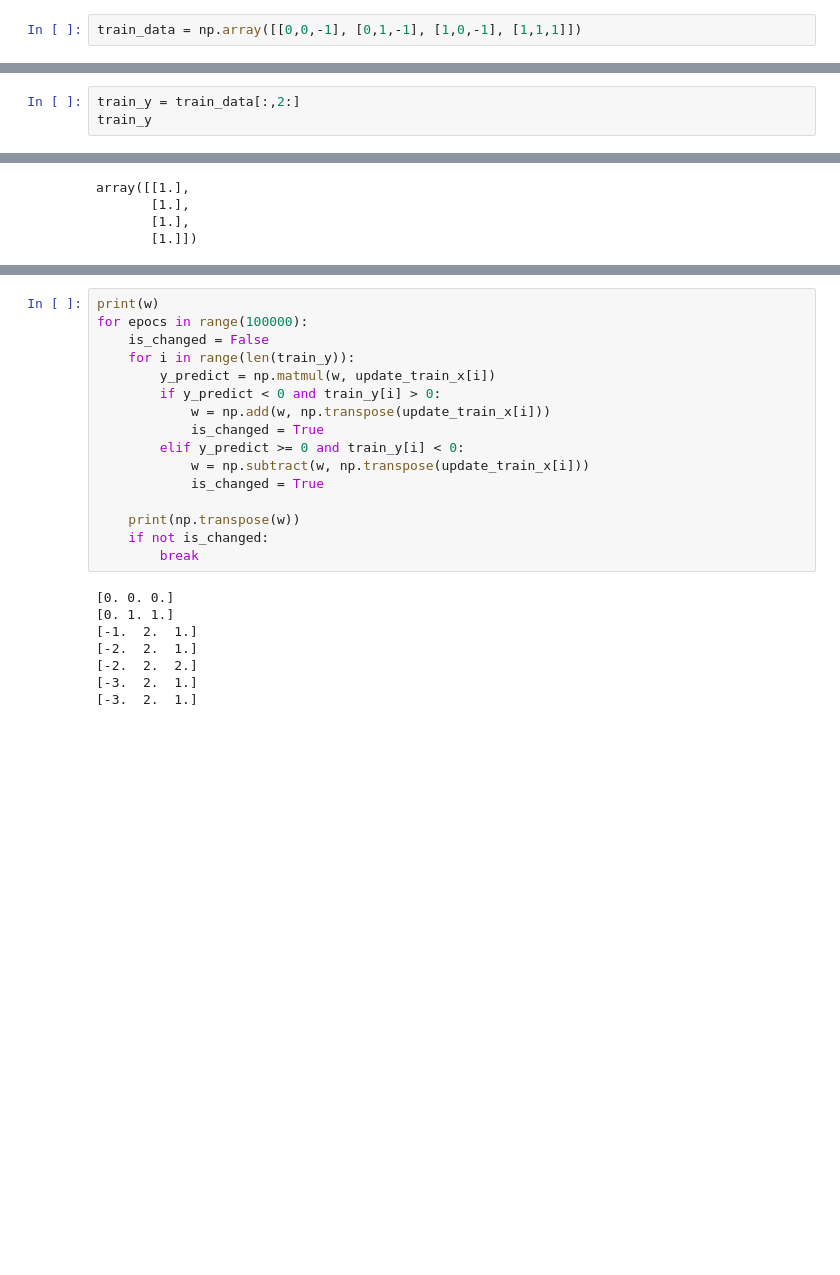
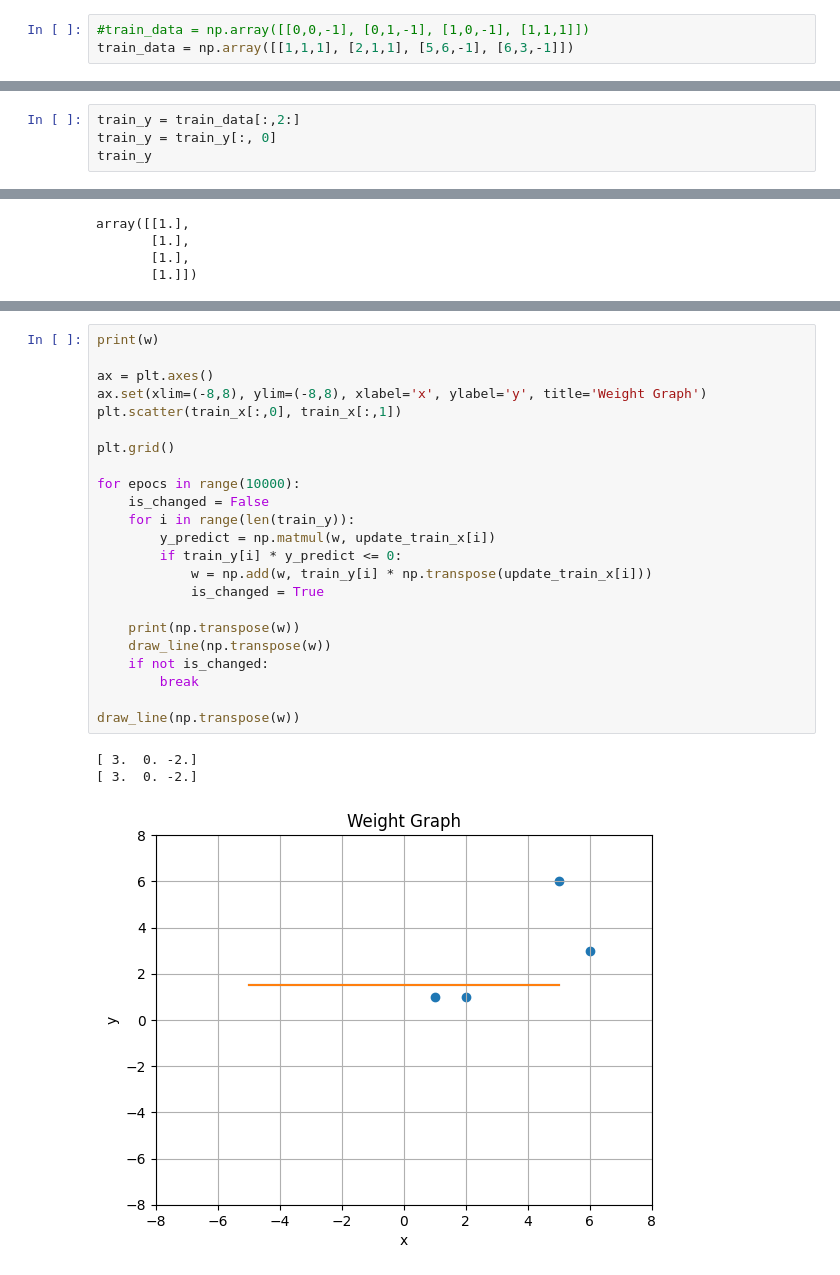
Before and after one commit to RanjanBa/MNIT-2023-24, a Jupyter notebook: ML/perceptron.ipynb, the cells around one changed output, grey strips where cells are left out. Cells and saved outputs as stored; diff of their text form; blank space fills up the shorter version.

```diff
--- a/ML/perceptron.ipynb
+++ b/ML/perceptron.ipynb
@@ -1,7 +3,8 @@
 # %%
 import numpy as np
 # %%
-train_data = np.array([[0,0,-1], [0,1,-1], [1,0,-1], [1,1,1]])
+#train_data = np.array([[0,0,-1], [0,1,-1], [1,0,-1], [1,1,1]])
+train_data = np.array([[1,1,1], [2,1,1], [5,6,-1], [6,3,-1]])
 # %%
 train_data
 # %% [output]
@@ -20,4 +17,5 @@ array([[0, 0],
 # %%
 train_y = train_data[:,2:]
+train_y = train_y[:, 0]
 train_y
 # %% [output]
@@ -56,24 +61,27 @@ array([0., 0., 0.])
 # %%
 print(w)
-for epocs in range(100000):
+
+ax = plt.axes()
+ax.set(xlim=(-8,8), ylim=(-8,8), xlabel='x', ylabel='y', title='Weight Graph')
+plt.scatter(train_x[:,0], train_x[:,1])
+
+plt.grid()
+
+for epocs in range(10000):
     is_changed = False
     for i in range(len(train_y)):
         y_predict = np.matmul(w, update_train_x[i])
-        if y_predict < 0 and train_y[i] > 0:
-            w = np.add(w, np.transpose(update_train_x[i]))
-            is_changed = True
-        elif y_predict >= 0 and train_y[i] < 0:
-            w = np.subtract(w, np.transpose(update_train_x[i]))
+        if train_y[i] * y_predict <= 0:
+            w = np.add(w, train_y[i] * np.transpose(update_train_x[i]))
             is_changed = True
 
     print(np.transpose(w))
+    draw_line(np.transpose(w))
     if not is_changed:
         break
+
+draw_line(np.transpose(w))
 # %% [output]
-[0. 0. 0.]
-[0. 1. 1.]
-[-1.  2.  1.]
-[-2.  2.  1.]
-[-2.  2.  2.]
-[-3.  2.  1.]
-[-3.  2.  1.]
+[ 3.  0. -2.]
+[ 3.  0. -2.]
+[figure, added]
```
Also changed, not shown: parts of 9 cells of this notebook.
